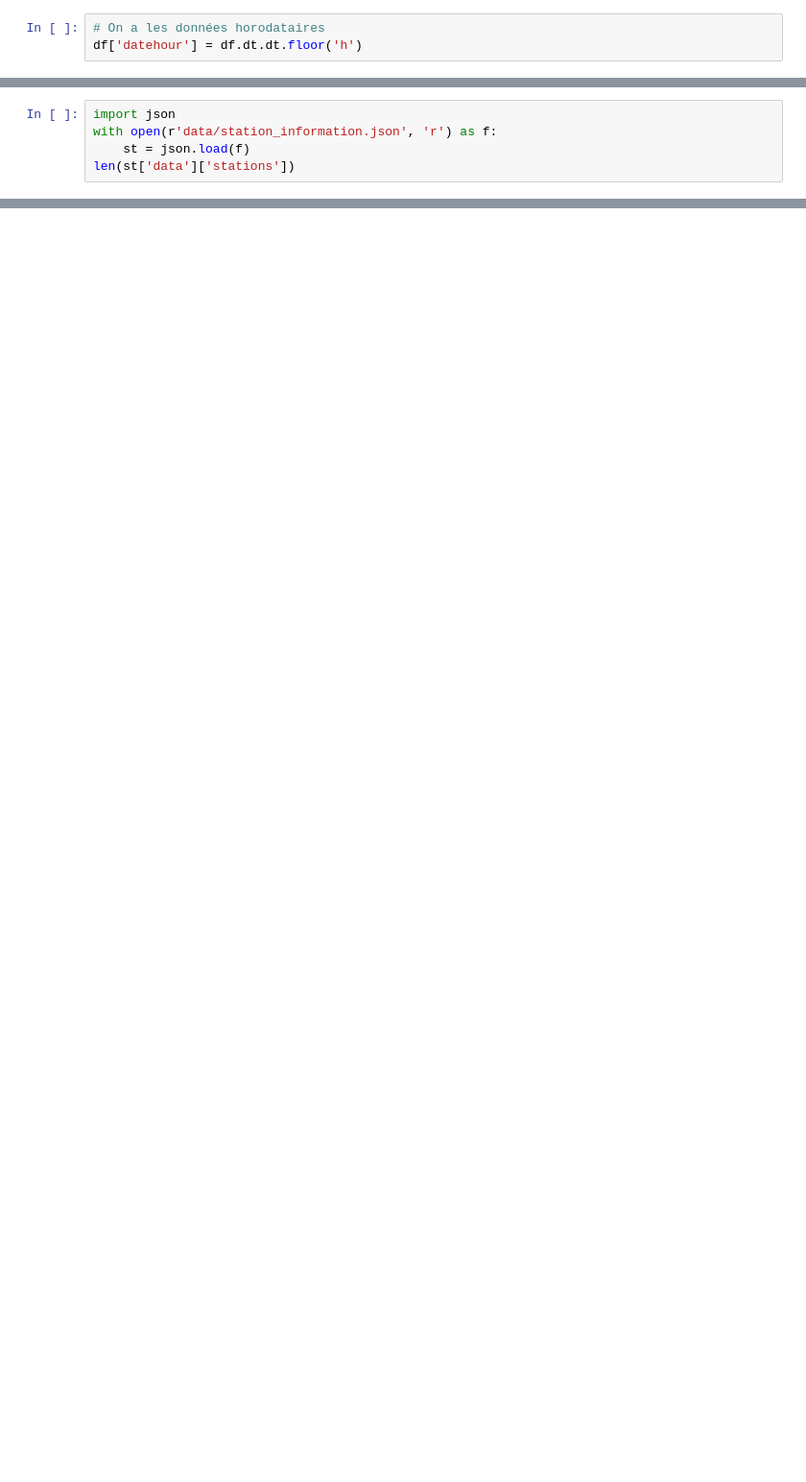
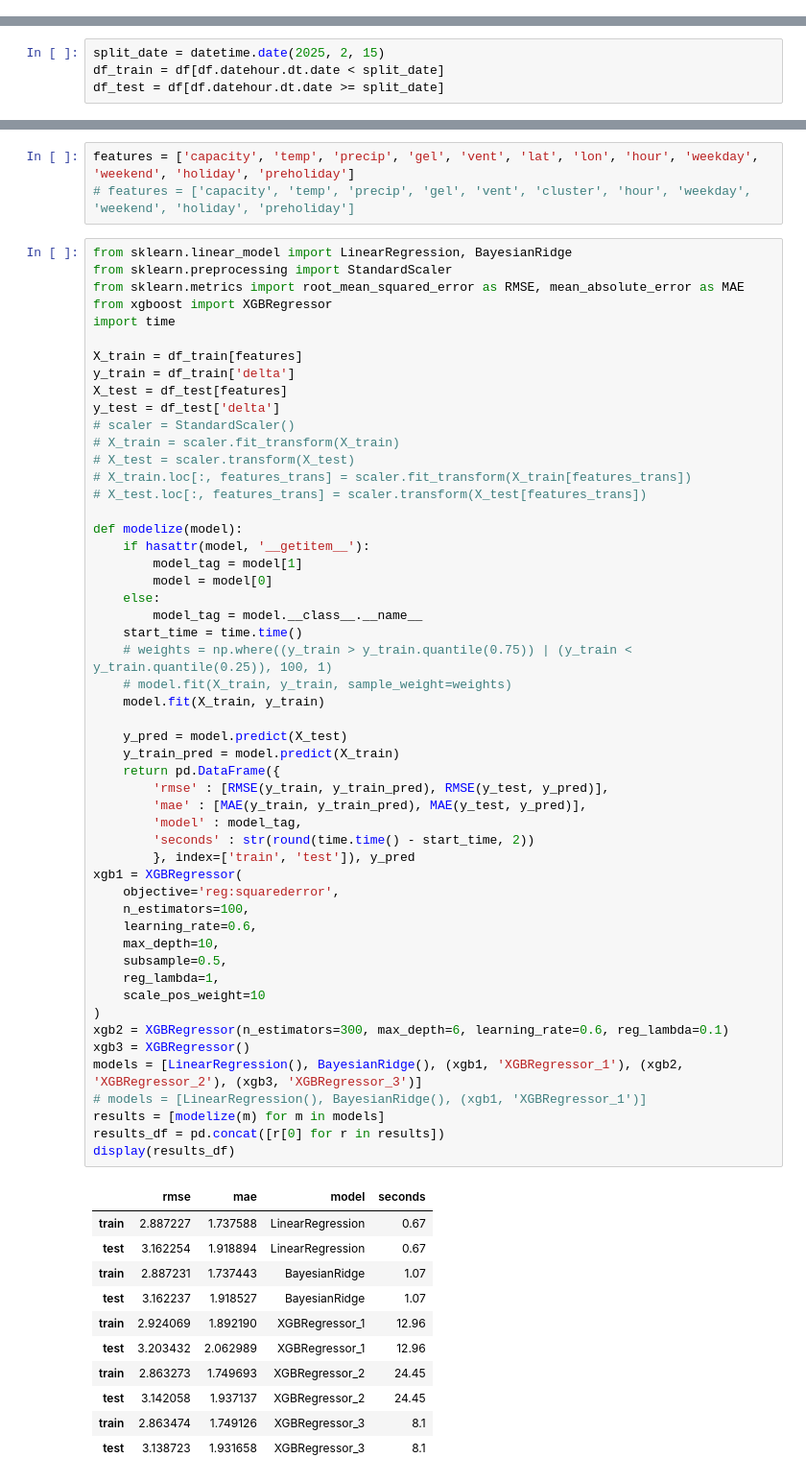
Before and after one commit to shooash/velib_ds, a Jupyter notebook: test.ipynb, the cells around one changed output, grey strips where cells are left out. Shown: that part at 96% size. Cells and saved outputs as stored; diff of their text form; blank space fills up the shorter version.

Commit message:
Test ipynb

```diff
--- a/test.ipynb
+++ b/test.ipynb
@@ -31,3 +0,0 @@ df = df_saved.copy()
-# %%
-# On a les données horodataires
-df['datehour'] = df.dt.dt.floor('h')
@@ -305,5 +0,0 @@ yaxis = {'dtick' : 20}
-# %%
-import json
-with open(r'data/station_information.json', 'r') as f:
-    st = json.load(f)
-len(st['data']['stations'])
@@ -311,0 +72,4 @@ len(st['data']['stations'])
+# %%
+split_date = datetime.date(2025, 2, 15)
+df_train = df[df.datehour.dt.date < split_date]
+df_test = df[df.datehour.dt.date >= split_date]
@@ -311,0 +78,67 @@ len(st['data']['stations'])
+# %%
+features = ['capacity', 'temp', 'precip', 'gel', 'vent', 'lat', 'lon', 'hour', 'weekday', 'weekend', 'holiday', 'preholiday']
+# features = ['capacity', 'temp', 'precip', 'gel', 'vent', 'cluster', 'hour', 'weekday', 'weekend', 'holiday', 'preholiday']
+# %%
+from sklearn.linear_model import LinearRegression, BayesianRidge
+from sklearn.preprocessing import StandardScaler
+from sklearn.metrics import root_mean_squared_error as RMSE, mean_absolute_error as MAE
+from xgboost import XGBRegressor
+import time
+
+X_train = df_train[features]
+y_train = df_train['delta']
+X_test = df_test[features]
+y_test = df_test['delta']
+# scaler = StandardScaler()
+# X_train = scaler.fit_transform(X_train)
+# X_test = scaler.transform(X_test)
+# X_train.loc[:, features_trans] = scaler.fit_transform(X_train[features_trans])
+# X_test.loc[:, features_trans] = scaler.transform(X_test[features_trans])
+
+def modelize(model):
+    if hasattr(model, '__getitem__'):
+        model_tag = model[1]
+        model = model[0]
+    else:
+        model_tag = model.__class__.__name__
+    start_time = time.time()
+    # weights = np.where((y_train > y_train.quantile(0.75)) | (y_train < y_train.quantile(0.25)), 100, 1)
+    # model.fit(X_train, y_train, sample_weight=weights)
+    model.fit(X_train, y_train)
+
+    y_pred = model.predict(X_test)
+    y_train_pred = model.predict(X_train)
+    return pd.DataFrame({
+        'rmse' : [RMSE(y_train, y_train_pred), RMSE(y_test, y_pred)],
+        'mae' : [MAE(y_train, y_train_pred), MAE(y_test, y_pred)],
+        'model' : model_tag,
+        'seconds' : str(round(time.time() - start_time, 2))
+        }, index=['train', 'test']), y_pred
+xgb1 = XGBRegressor(
+    objective='reg:squarederror',
+    n_estimators=100,
+    learning_rate=0.6,
+    max_depth=10,
+    subsample=0.5,
+    reg_lambda=1,
+    scale_pos_weight=10
+)
+xgb2 = XGBRegressor(n_estimators=300, max_depth=6, learning_rate=0.6, reg_lambda=0.1)
+xgb3 = XGBRegressor()
+models = [LinearRegression(), BayesianRidge(), (xgb1, 'XGBRegressor_1'), (xgb2, 'XGBRegressor_2'), (xgb3, 'XGBRegressor_3')]
+# models = [LinearRegression(), BayesianRidge(), (xgb1, 'XGBRegressor_1')]
+results = [modelize(m) for m in models]
+results_df = pd.concat([r[0] for r in results])
+display(results_df)
+# %% [output]
+|  | rmse | mae | model | seconds |
+| train | 2.887227 | 1.737588 | LinearRegression | 0.67 |
+| test | 3.162254 | 1.918894 | LinearRegression | 0.67 |
+| train | 2.887231 | 1.737443 | BayesianRidge | 1.07 |
+| test | 3.162237 | 1.918527 | BayesianRidge | 1.07 |
+| train | 2.924069 | 1.892190 | XGBRegressor_1 | 12.96 |
+| test | 3.203432 | 2.062989 | XGBRegressor_1 | 12.96 |
+| train | 2.863273 | 1.749693 | XGBRegressor_2 | 24.45 |
+| test | 3.142058 | 1.937137 | XGBRegressor_2 | 24.45 |
+| train | 2.863474 | 1.749126 | XGBRegressor_3 | 8.1 |
+| test | 3.138723 | 1.931658 | XGBRegressor_3 | 8.1 |
```
Also changed, not shown: parts of 49 cells of this notebook.
